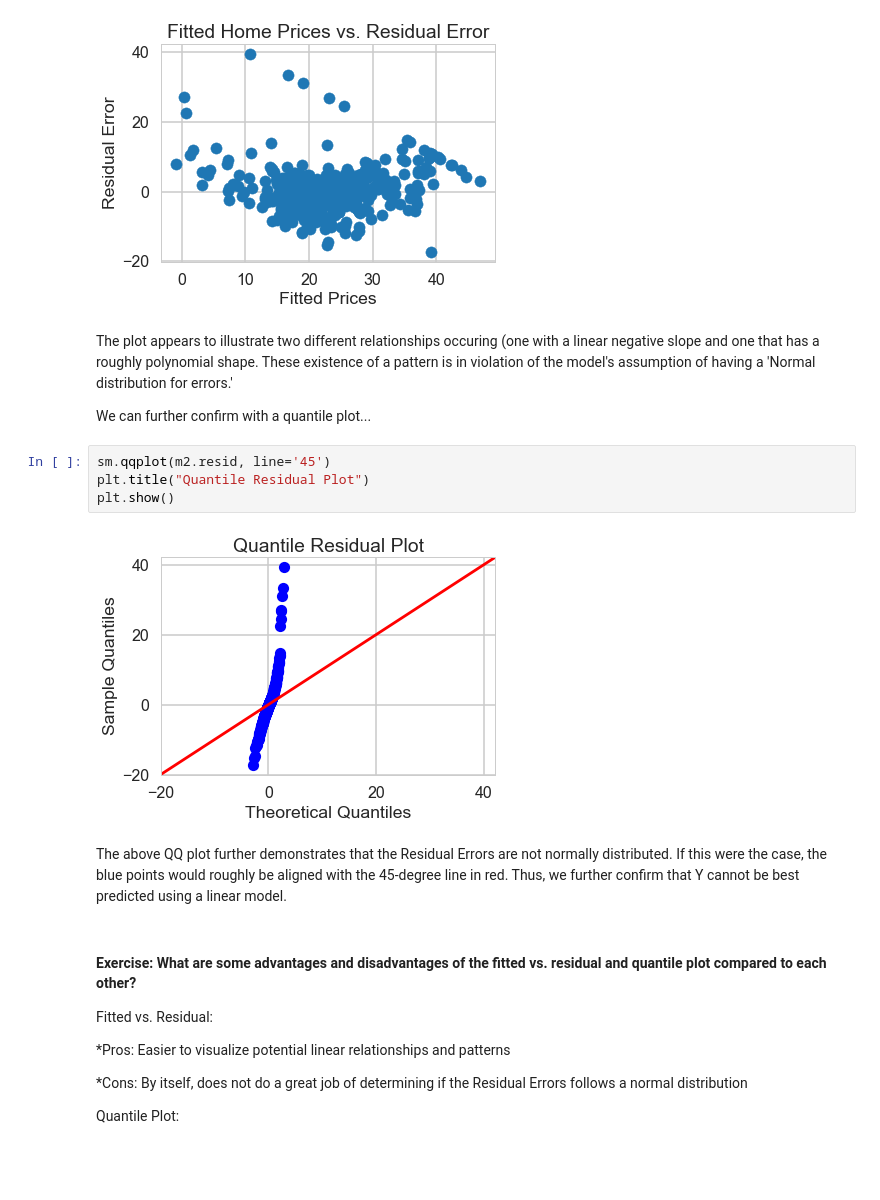
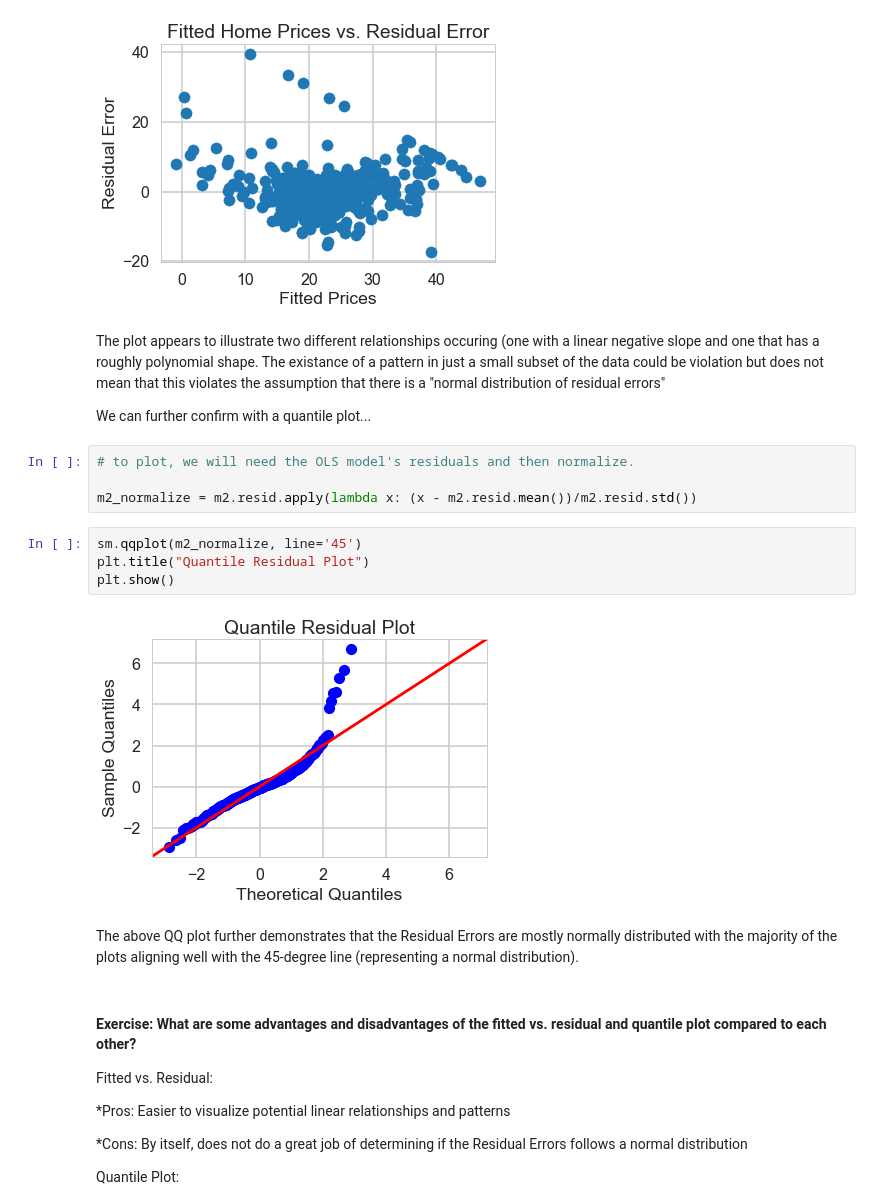
Before and after one commit to thegarrickchu/Springboard-MachineLearning_Mini-Projects, a Jupyter notebook: LinearRegression/Mini_Project_Linear_Regression-GC.ipynb, the cells around one changed output. Drawn from its saved outputs; the diff is of its cells as text; blank space fills up the shorter version.

Commit message:
Updated per Paul W's comments
Updated explanations of R-squared and F-stat meanings.  Updated QQ plot w/ residuals normalized.

```diff
--- a/LinearRegression/Mini_Project_Linear_Regression-GC.ipynb
+++ b/LinearRegression/Mini_Project_Linear_Regression-GC.ipynb
@@ -922,17 +922,21 @@ plt.show()
 # %% [output]
 [figure]
 # %% [markdown]
-The plot appears to illustrate two different relationships occuring (one with a linear negative slope and one that has a roughly polynomial shape.  These existence of a pattern is in violation of the model's assumption of having a 'Normal distribution for errors.'
+The plot appears to illustrate two different relationships occuring (one with a linear negative slope and one that has a roughly polynomial shape.  The existance of a pattern in just a small subset of the data could be violation but does not mean that this violates the assumption that there is a "normal distribution of residual errors"
 
 We can further confirm with a quantile plot...
+# %%
+# to plot, we will need the OLS model's residuals and then normalize.
+
+m2_normalize = m2.resid.apply(lambda x: (x - m2.resid.mean())/m2.resid.std())
 # %%
-sm.qqplot(m2.resid, line='45')
+sm.qqplot(m2_normalize, line='45')
 plt.title("Quantile Residual Plot")
 plt.show()
 # %% [output]
-[figure, old version]
+[figure, new version]
 # %% [markdown]
-The above QQ plot further demonstrates that the Residual Errors are not normally distributed.  If this were the case, the blue points would roughly be aligned with the 45-degree line in red.  Thus, we further confirm that Y cannot be best predicted using a linear model.
+The above QQ plot further demonstrates that the Residual Errors are mostly normally distributed with the majority of the plots aligning well with the 45-degree line (representing a normal distribution).
 # %% [markdown]
 #### Exercise: What are some advantages and disadvantages of the fitted vs. residual and quantile plot compared to each other?
 
```
Also changed, not shown: parts of 14 cells of this notebook.
